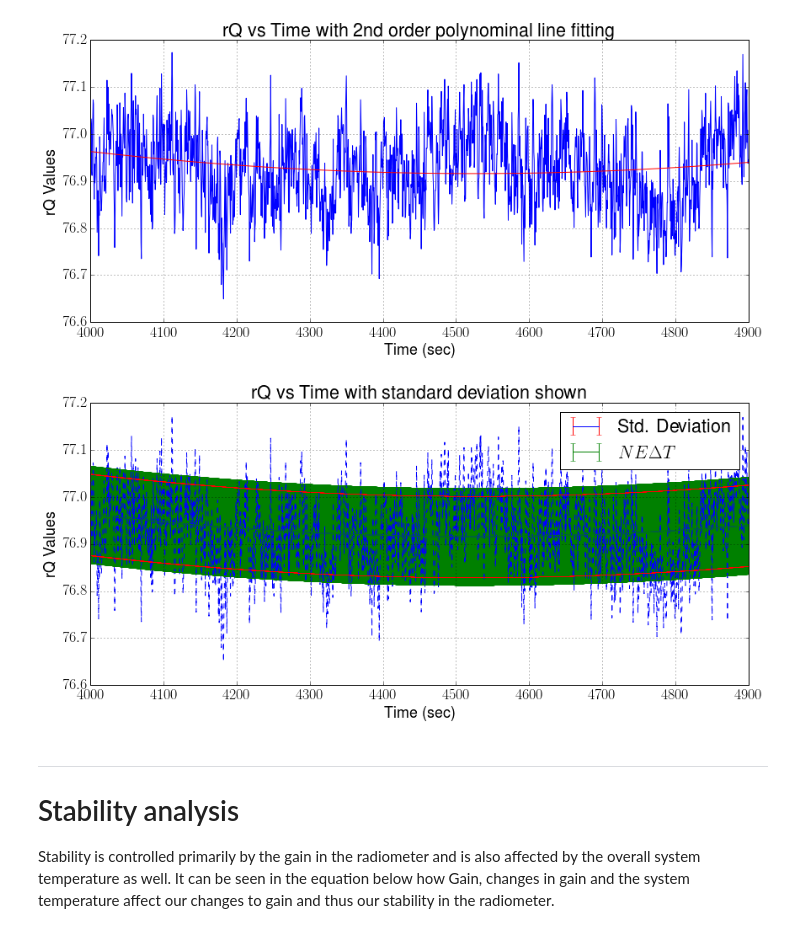
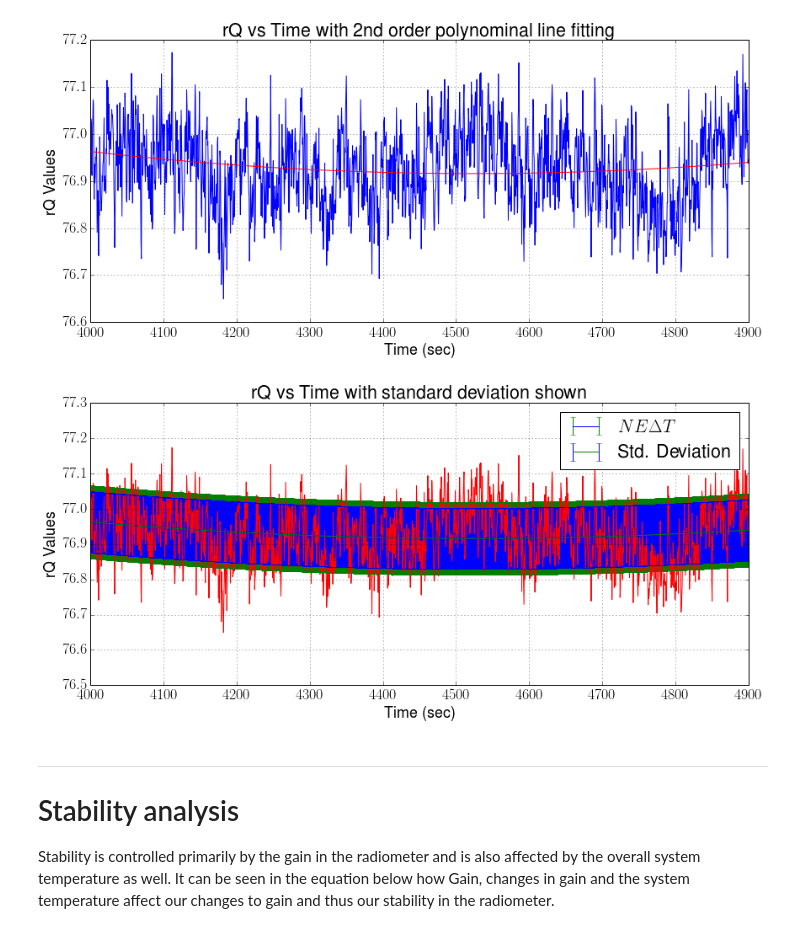
Before and after one commit to matgyver/Radiometer-SDR-Thesis, a Jupyter notebook: Experiments/Exp2/radiometer_experiment_2.ipynb, the cells around one changed output. Cells and saved outputs as stored; diff of their text form; code cells hidden in the pictures.

```diff
--- a/Experiments/Exp2/radiometer_experiment_2.ipynb
+++ b/Experiments/Exp2/radiometer_experiment_2.ipynb
@@ -273,19 +275,20 @@ fig.savefig("calib_line_fitting.png", dpi=300)
 # %%
 fig = plt.figure(figsize=(14,6), dpi=300)
 #b = p[0]*y*y+p[1]*y+p[2]
-plot(timeindex,g,'b--')
-errorbar(timeindex,e,a,ecolor='r', label='Std. Deviation')
+plot(timeindex,g,'r-')
 errorbar(timeindex,e,NEAT_SDR,ecolor='g',label='$NE\Delta T$')
+errorbar(timeindex,e,a,ecolor='b', label='Std. Deviation')
+#errorbar(timeindex,e,NEAT_SDR,ecolor='g',label='$NE\Delta T$')
 xlabel('Time (sec)')
 ylabel('rQ Values')
 title('rQ vs Time with standard deviation shown')
-axis([xmin, xmax, 76.6, 77.2])
+axis([xmin, xmax, 76.5, 77.3])
 grid(True)
 legend(loc='upper right')
 fig.savefig("calib_vstime_stddev.pdf", dpi=300)
 fig.savefig("calib_vstime_stddev.png", dpi=300)
 # %% [output]
-[figure, old version]
+[figure, new version]
 # %% [markdown]
 - - -
 # Stability analysis
```
Also changed, not shown: parts of 6 cells of this notebook, 48 other files.
